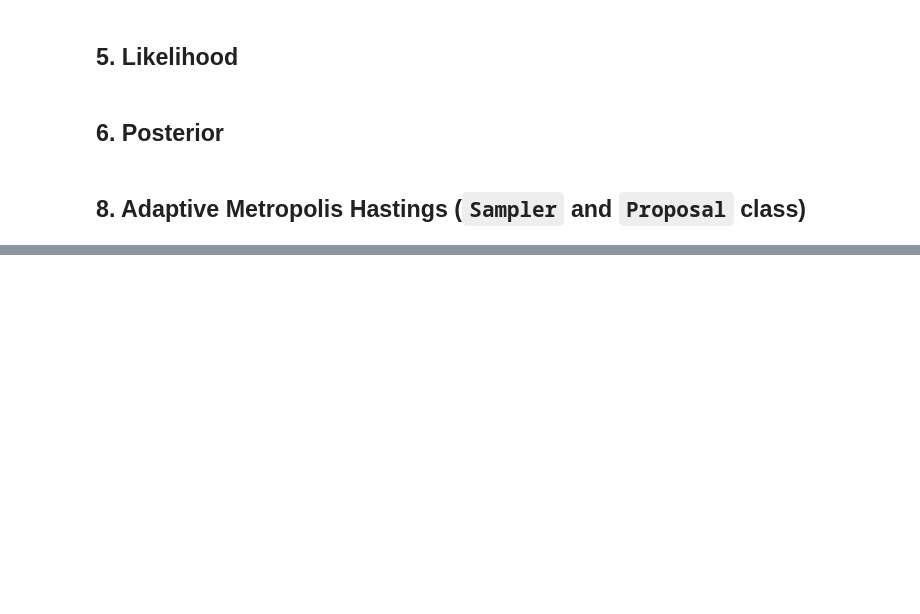
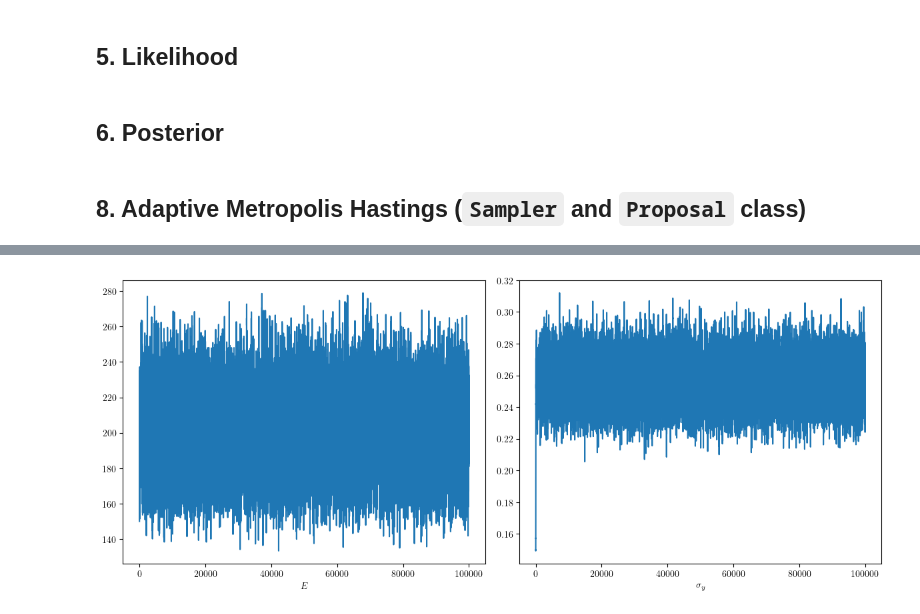
Before and after one commit to mark-hobbs/articles, a Jupyter notebook: model-calibration/model-calibration-toy.ipynb, the cells around one changed output, grey strips where cells are left out. Saved outputs shown, nothing was run; the diff lists cells and outputs as text; code cells hidden in the pictures; blank space fills up the shorter version.

```diff
--- a/model-calibration/model-calibration-toy.ipynb
+++ b/model-calibration/model-calibration-toy.ipynb
@@ -589,8 +593,13 @@ class AdaptiveProposal:
 # %%
 proposal = AdaptiveProposal(cov=np.eye(2), step_size=[1, 1])
 mh = Sampler(posterior, proposal, 1e5, np.array([150, 0.15]))
-mh.sample()
-samples = mh.get_samples()
+mh_surrogate = Sampler(surrogate_posterior, proposal, 1e5, np.array([150, 0.15]))
+# %%
+mh.sample()
+samples = mh.get_samples()
+
+mh_surrogate.sample()
+samples_surrogate = mh_surrogate.get_samples()
 # %%
 fig, (ax1, ax2) = plt.subplots(1, 2, figsize=(12, 5))
 ax1.plot(samples[:, 0])
@@ -604,3 +612,12 @@ plt.tight_layout()
+# %%
+fig, (ax1, ax2) = plt.subplots(1, 2, figsize=(12, 5))
+ax1.plot(samples_surrogate[:, 0])
+ax2.plot(samples_surrogate[:, 1])
+ax1.set_xlabel("$E$")
+ax2.set_xlabel("$\sigma_y$")
+plt.tight_layout()
+# %% [output]
+[figure, added]
 # %%
 fig, (ax1, ax2) = plt.subplots(1, 2, figsize=(12, 5))
 
```
Also changed, not shown: parts of 11 cells of this notebook.
